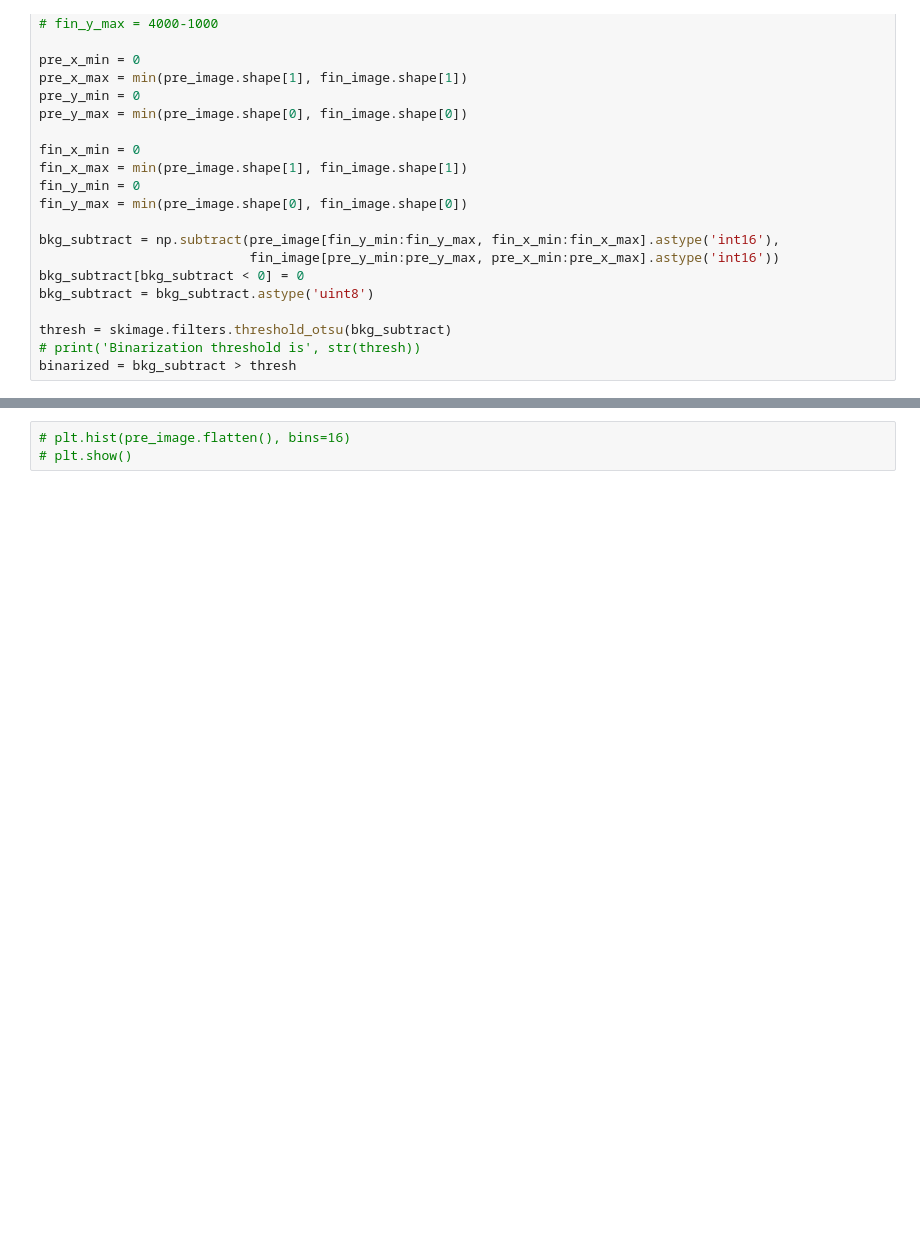
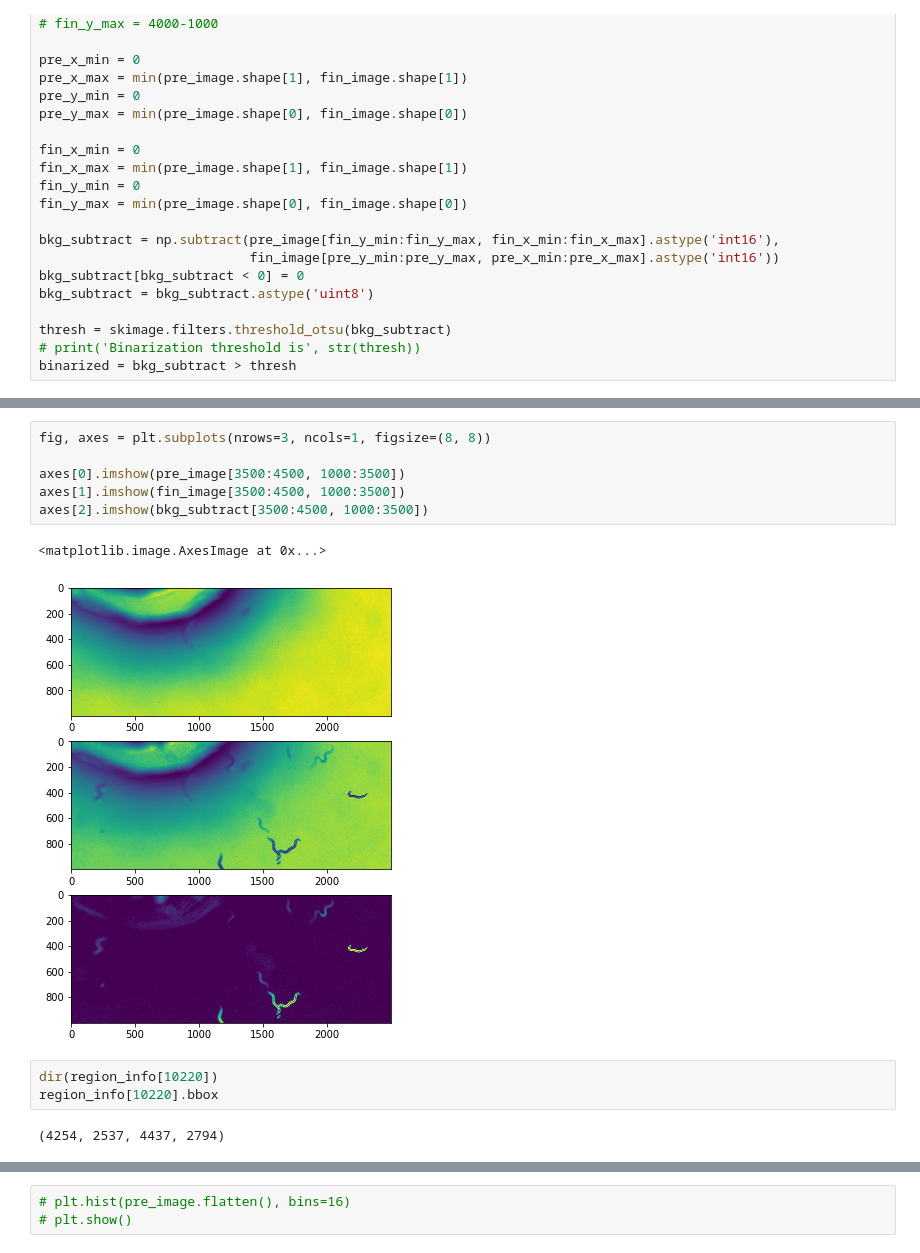
Before and after one commit to Neuroplant-Resources/Neuroplant-OWL, a Jupyter notebook: Neuroplant imaging tests.ipynb, the cells around one changed output, grey strips where cells are left out. Cells and saved outputs as stored; diff of their text form; blank space fills up the shorter version.

```diff
--- a/Neuroplant imaging tests.ipynb
+++ b/Neuroplant imaging tests.ipynb
@@ -75,0 +82,14 @@ fig.savefig('../filtered_regions.png')
+# %%
+fig, axes = plt.subplots(nrows=3, ncols=1, figsize=(8, 8))
+
+axes[0].imshow(pre_image[3500:4500, 1000:3500])
+axes[1].imshow(fin_image[3500:4500, 1000:3500])
+axes[2].imshow(bkg_subtract[3500:4500, 1000:3500])
+# %% [output]
+<matplotlib.image.AxesImage at 0x...>
+[figure, added]
+# %%
+dir(region_info[10220])
+region_info[10220].bbox
+# %% [output]
+(4254, 2537, 4437, 2794)
```
Also changed, not shown: parts of 11 cells of this notebook.
